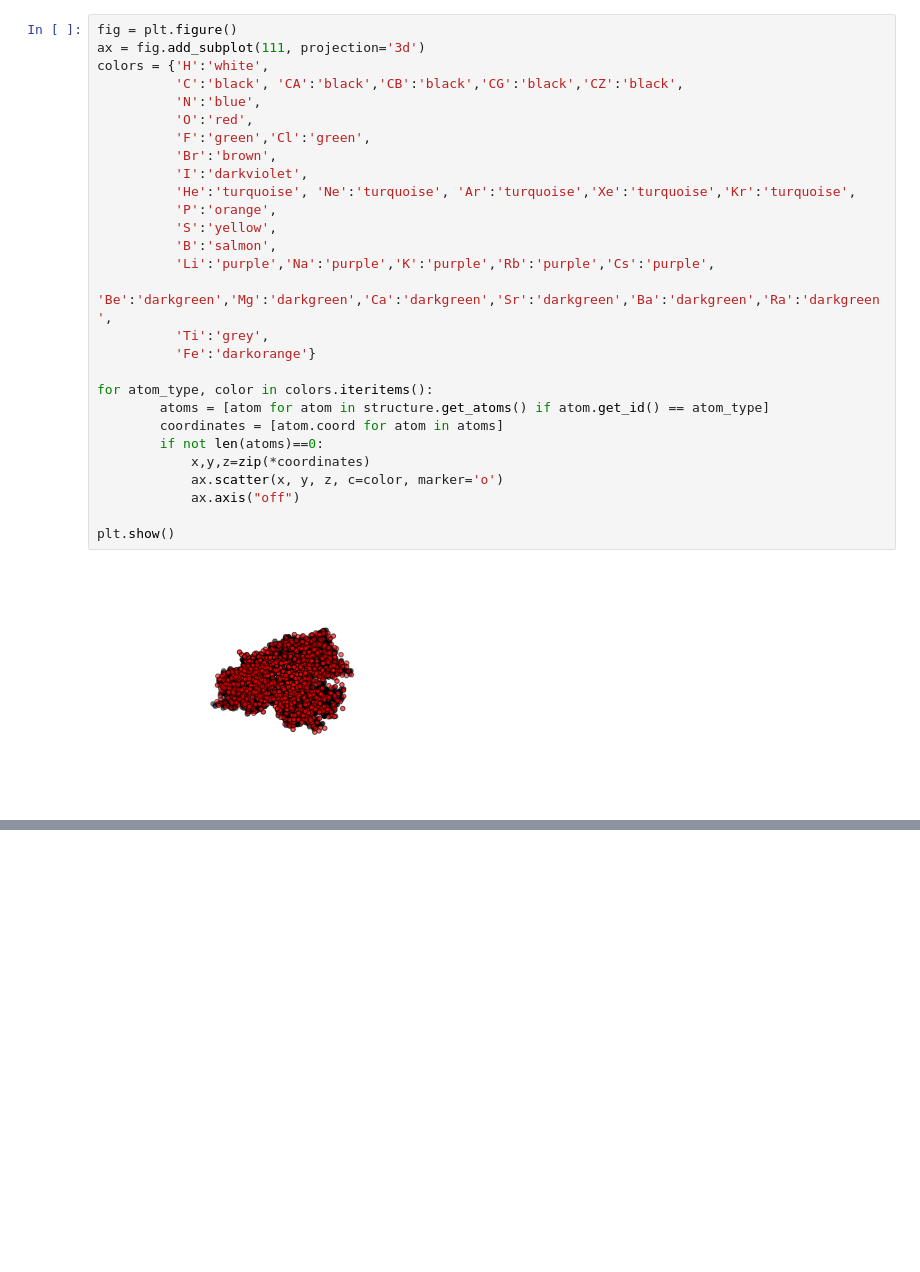
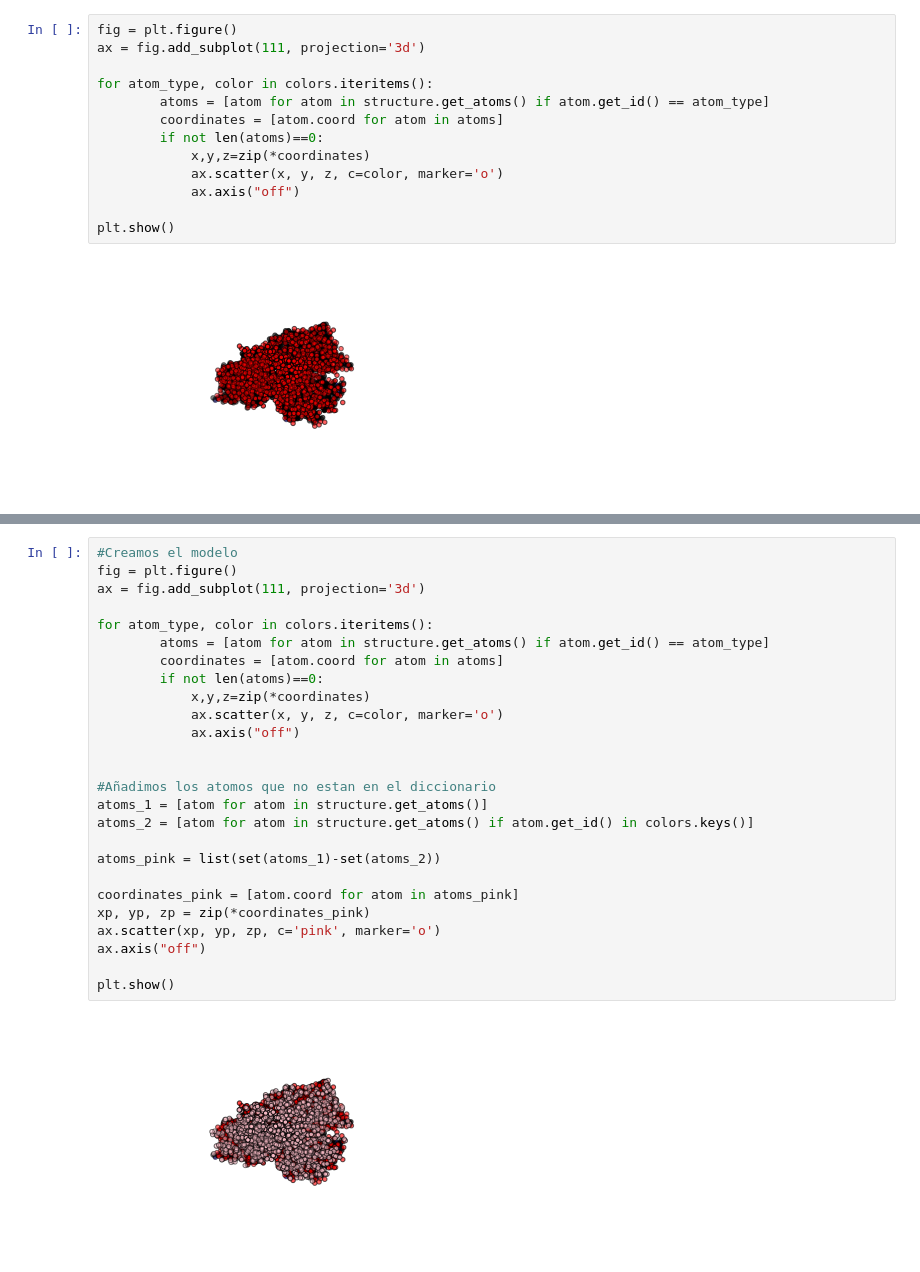
Before and after one commit to acabrelles/protein-viewer, a Jupyter notebook: viewer2d/Matplotlib_notebook.ipynb, the cells around one changed output, grey strips where cells are left out. Saved outputs shown, nothing was run; the diff lists cells and outputs as text; blank space fills up the shorter version.

```diff
--- a/viewer2d/Matplotlib_notebook.ipynb
+++ b/viewer2d/Matplotlib_notebook.ipynb
@@ -12,21 +14,6 @@ structure = parser.get_structure('MACROH2A', '1yd9.pdb')
 # %%
 fig = plt.figure()
 ax = fig.add_subplot(111, projection='3d')
-colors = {'H':'white',
-          'C':'black', 'CA':'black','CB':'black','CG':'black','CZ':'black',
-          'N':'blue',
-          'O':'red',
-          'F':'green','Cl':'green',
-          'Br':'brown',
-          'I':'darkviolet',
-          'He':'turquoise', 'Ne':'turquoise', 'Ar':'turquoise','Xe':'turquoise','Kr':'turquoise',
-          'P':'orange',
-          'S':'yellow',
-          'B':'salmon',
-          'Li':'purple','Na':'purple','K':'purple','Rb':'purple','Cs':'purple',
-          'Be':'darkgreen','Mg':'darkgreen','Ca':'darkgreen','Sr':'darkgreen','Ba':'darkgreen','Ra':'darkgreen',
-          'Ti':'grey',
-          'Fe':'darkorange'}
 
 for atom_type, color in colors.iteritems():
         atoms = [atom for atom in structure.get_atoms() if atom.get_id() == atom_type]
@@ -57,0 +44,28 @@ plt.show()
+# %%
+#Creamos el modelo
+fig = plt.figure()
+ax = fig.add_subplot(111, projection='3d')
+
+for atom_type, color in colors.iteritems():
+        atoms = [atom for atom in structure.get_atoms() if atom.get_id() == atom_type]
+        coordinates = [atom.coord for atom in atoms]
+        if not len(atoms)==0:
+            x,y,z=zip(*coordinates)
+            ax.scatter(x, y, z, c=color, marker='o')
+            ax.axis("off")
+
+
+#Añadimos los atomos que no estan en el diccionario
+atoms_1 = [atom for atom in structure.get_atoms()]
+atoms_2 = [atom for atom in structure.get_atoms() if atom.get_id() in colors.keys()]
+
+atoms_pink = list(set(atoms_1)-set(atoms_2))
+
+coordinates_pink = [atom.coord for atom in atoms_pink]
+xp, yp, zp = zip(*coordinates_pink)
+ax.scatter(xp, yp, zp, c='pink', marker='o')
+ax.axis("off")
+
+plt.show()
+# %% [output]
+[figure, added]
```
Also changed, not shown: parts of 6 cells of this notebook, 5 other files.
